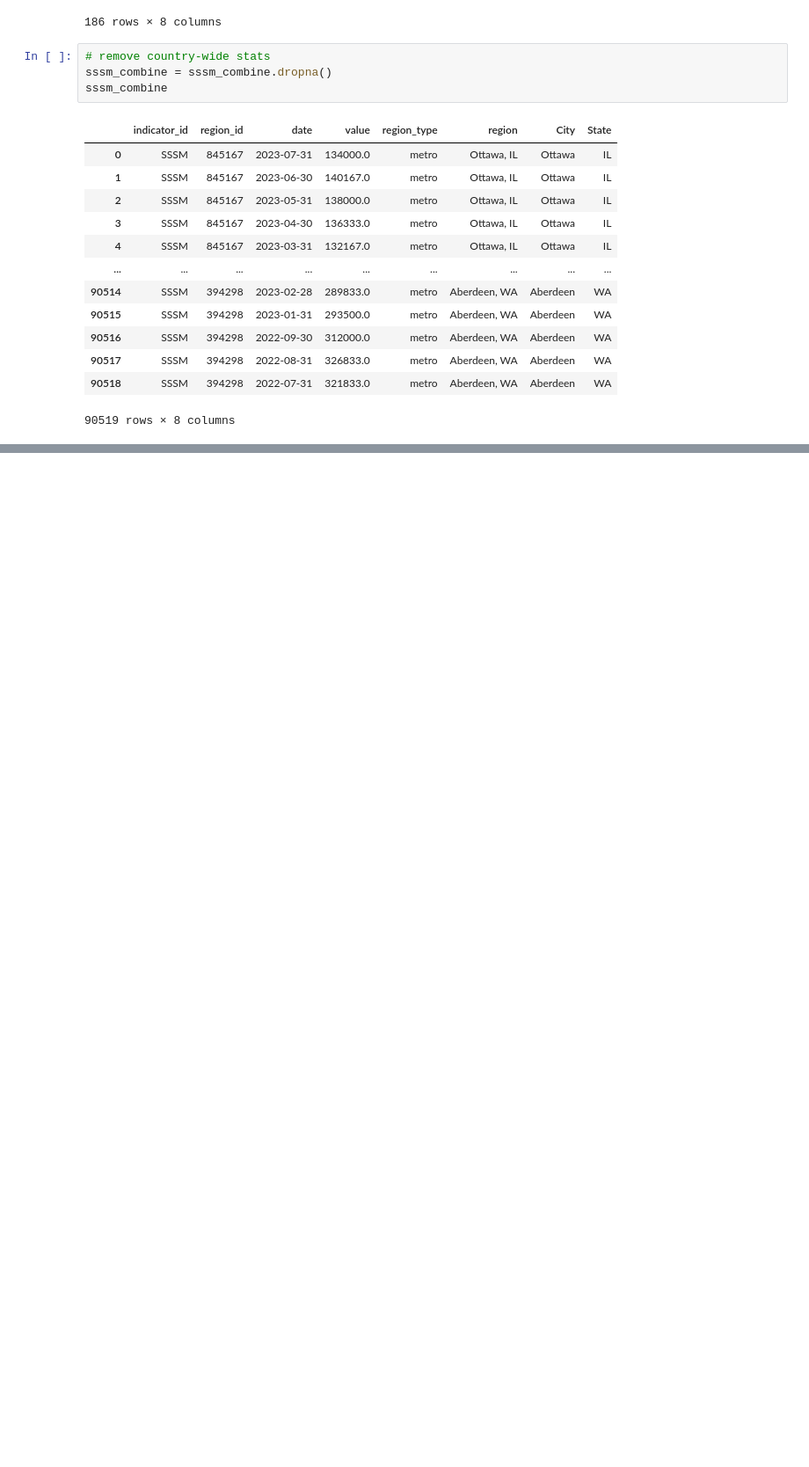
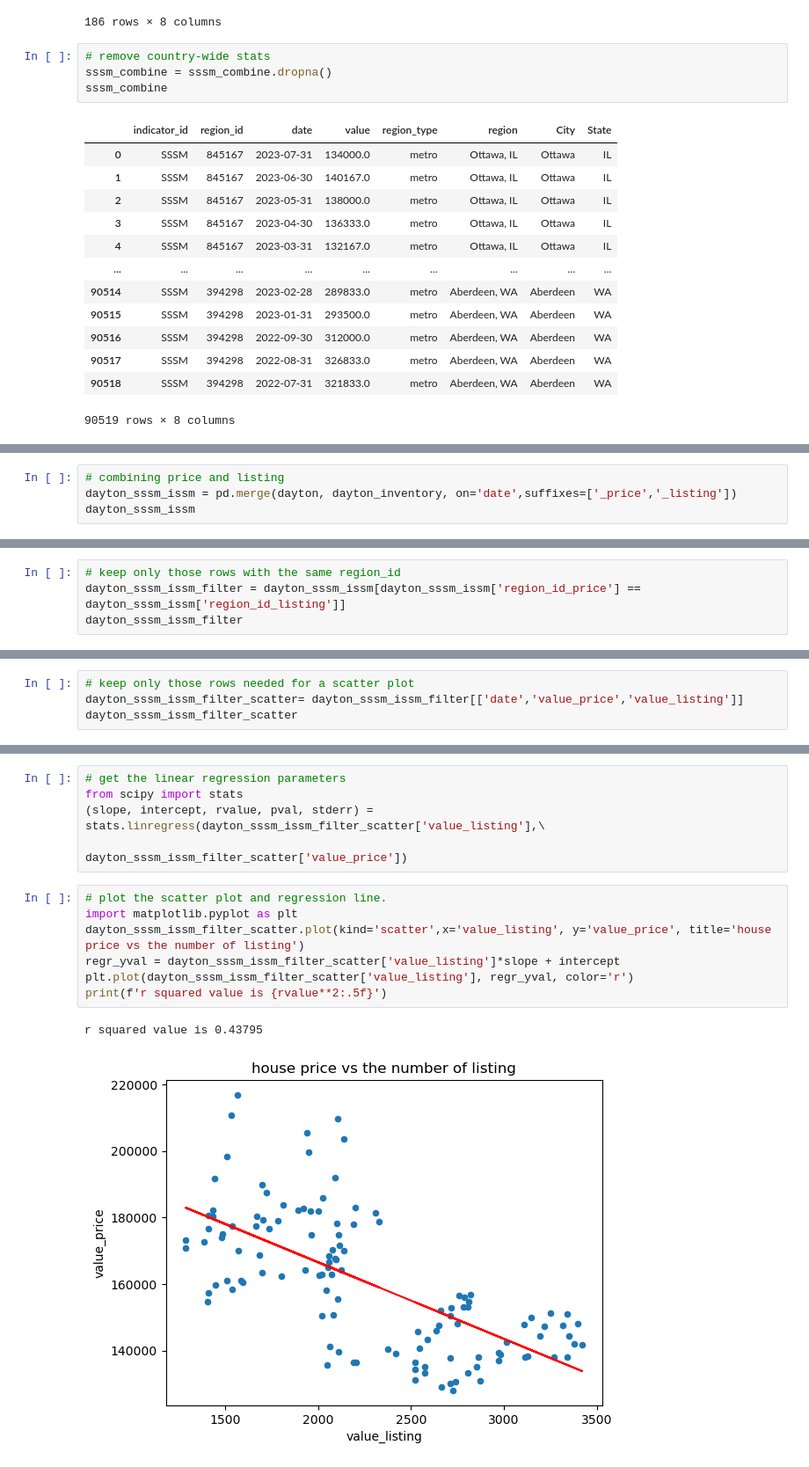
Before and after one commit to wdeen/project-real-estate-analysis, a Jupyter notebook: analysis_jun.ipynb, the cells around one changed output, grey strips where cells are left out. Shown at 88% size. Saved outputs shown, nothing was run; the diff lists cells and outputs as text; blank space fills up the shorter version.

```diff
--- a/analysis_jun.ipynb
+++ b/analysis_jun.ipynb
@@ -421,0 +576,4 @@ sssm_combine
+# %%
+# combining price and listing
+dayton_sssm_issm = pd.merge(dayton, dayton_inventory, on='date',suffixes=['_price','_listing'])
+dayton_sssm_issm
@@ -421,0 +594,4 @@ sssm_combine
+# %%
+# keep only those rows with the same region_id
+dayton_sssm_issm_filter = dayton_sssm_issm[dayton_sssm_issm['region_id_price'] == dayton_sssm_issm['region_id_listing']]
+dayton_sssm_issm_filter
@@ -421,0 +612,4 @@ sssm_combine
+# %%
+# keep only those rows needed for a scatter plot
+dayton_sssm_issm_filter_scatter= dayton_sssm_issm_filter[['date','value_price','value_listing']]
+dayton_sssm_issm_filter_scatter
@@ -421,0 +630,15 @@ sssm_combine
+# %%
+# get the linear regression parameters
+from scipy import stats
+(slope, intercept, rvalue, pval, stderr) = stats.linregress(dayton_sssm_issm_filter_scatter['value_listing'],\
+                                                            dayton_sssm_issm_filter_scatter['value_price'])
+# %%
+# plot the scatter plot and regression line.
+import matplotlib.pyplot as plt
+dayton_sssm_issm_filter_scatter.plot(kind='scatter',x='value_listing', y='value_price', title='house price vs the number of listing')
+regr_yval = dayton_sssm_issm_filter_scatter['value_listing']*slope + intercept
+plt.plot(dayton_sssm_issm_filter_scatter['value_listing'], regr_yval, color='r')
+print(f'r squared value is {rvalue**2:.5f}')
+# %% [output]
+r squared value is 0.43795
+[figure, added]
```
Also changed, not shown: parts of 25 cells of this notebook, 1 other file.
